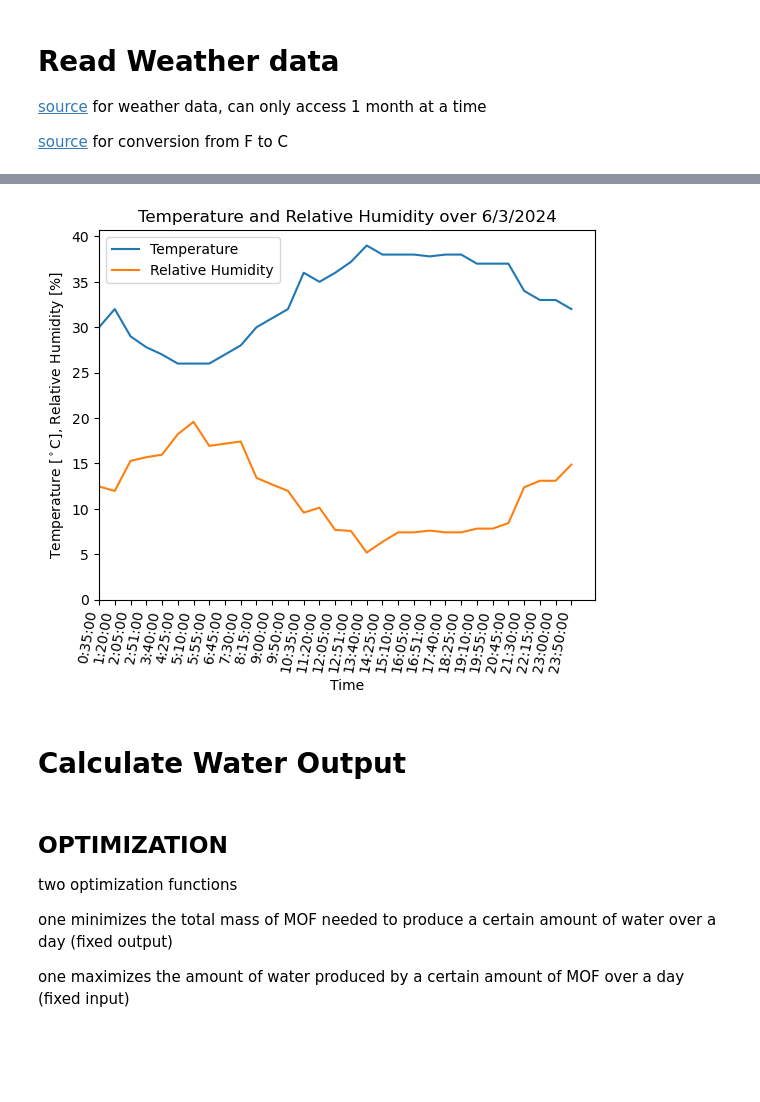
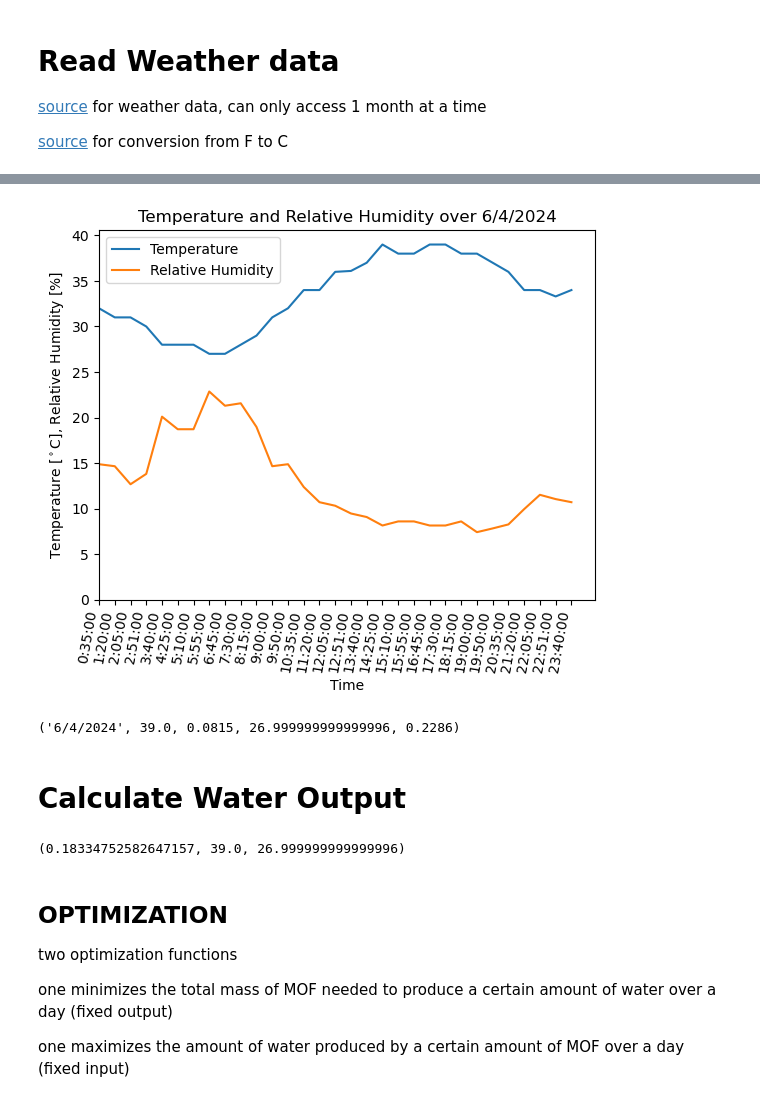
Before and after one commit to SimonEnsemble/water_harvesting, a Jupyter notebook: Polanyi_calculation_general.ipynb, the cells around one changed output, grey strips where cells are left out. Drawn from its saved outputs; the diff is of its cells as text; code cells hidden in the pictures; blank space fills up the shorter version.

Commit message:
updated weather and up to optimization

```diff
--- a/Polanyi_calculation_general.ipynb
+++ b/Polanyi_calculation_general.ipynb
@@ -173,13 +235,13 @@ view_characteristic_curve(MOFs, data_temperatures)
     read_weather_data(location_month_year)
         given a location, month, and year, reads the weather data for that location and time period
         converts from ferenheit to celsius for both air temperature and dewpoint
+        converts relative humidity from percentage to fraction
 '''
 
 def read_weather_data(location_month_year):
     df_weather = pd.read_csv('data/PHX_06_2024.csv')
     df_weather['Temperature'] = (df_weather['Temperature'] - 32) * 5/9
     df_weather['Dew Point'] = (df_weather['Dew Point'] - 32) * 5/9
+    df_weather['Relative Humidity'] = df_weather['Relative Humidity'] / 100
 
     return df_weather
-
-df_weather = read_weather_data('PHX_06_2024')
@@ -186,29 +265,29 @@ df_weather = read_weather_data('PHX_06_2024')
 # %%
 '''
     plot_day(day)
         given a day in june, view the daily temp and RH as a function of time
 
     NOTE: find a way to make a regualr x-axis with time
     also maybe find a way to plot over a range of days
 
 '''
 def plot_over_date(date):
 
     df_date = df_weather[df_weather['Date'] ==  date]
     plt.plot(df_date['Time'], df_date['Temperature'], label = 'Temperature')
     plt.plot(df_date['Time'], df_date['Relative Humidity'], label = 'Relative Humidity')
     plt.xlabel('Time')
     plt.xticks(rotation=80, ha='right')
     plt.ylabel('Temperature [$^\circ$C], Relative Humidity [%]')
     plt.title('Temperature and Relative Humidity over {}'.format(date))
     plt.xlim(xmin=0)
     plt.ylim(ymin = 0)
     plt.legend()
     plt.show()
 
-plot_over_date('6/3/2024')
+plot_over_date('6/4/2024')
 # %% [output]
-[figure, old version]
+[figure, new version]
 # %%
 '''
     retrieve_high_low(date)
@@ -233,6 +312,10 @@ def retrieve_high_low(date):
     low_RH = df_weather.loc[low_loc, 'Relative Humidity']
 
     return date, high_t, high_RH, low_t, low_RH
+# %%
+retrieve_high_low('6/4/2024')
+# %% [output]
+('6/4/2024', 39.0, 0.0815, 26.999999999999996, 0.2286)
 # %% [markdown]
 # Calculate Water Output
 # %%
@@ -264,3 +356,7 @@ def water_daily(week,kg_MOF,n_of_A): # find mass of water depending on weekly av
+# %%
+water_daily ('6/4/2024','MOF_801',25,1)
+# %% [output]
+(0.18334752582647157, 39.0, 26.999999999999996)
 # %%
 def Calculate_mass(mof, data_temp, week, kg_MOF): # using MOF data at MOF name mof and data temperature temp, calculate water from given week and mass MOF
 
```
Also changed, not shown: parts of 22 cells of this notebook.
